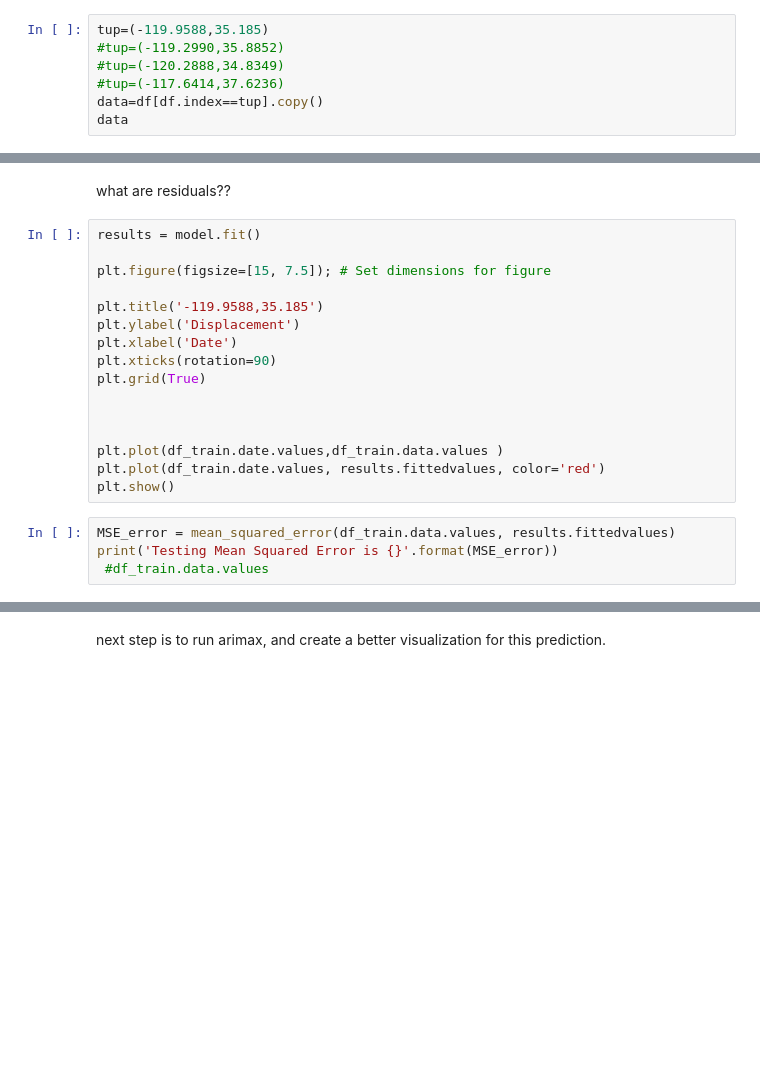
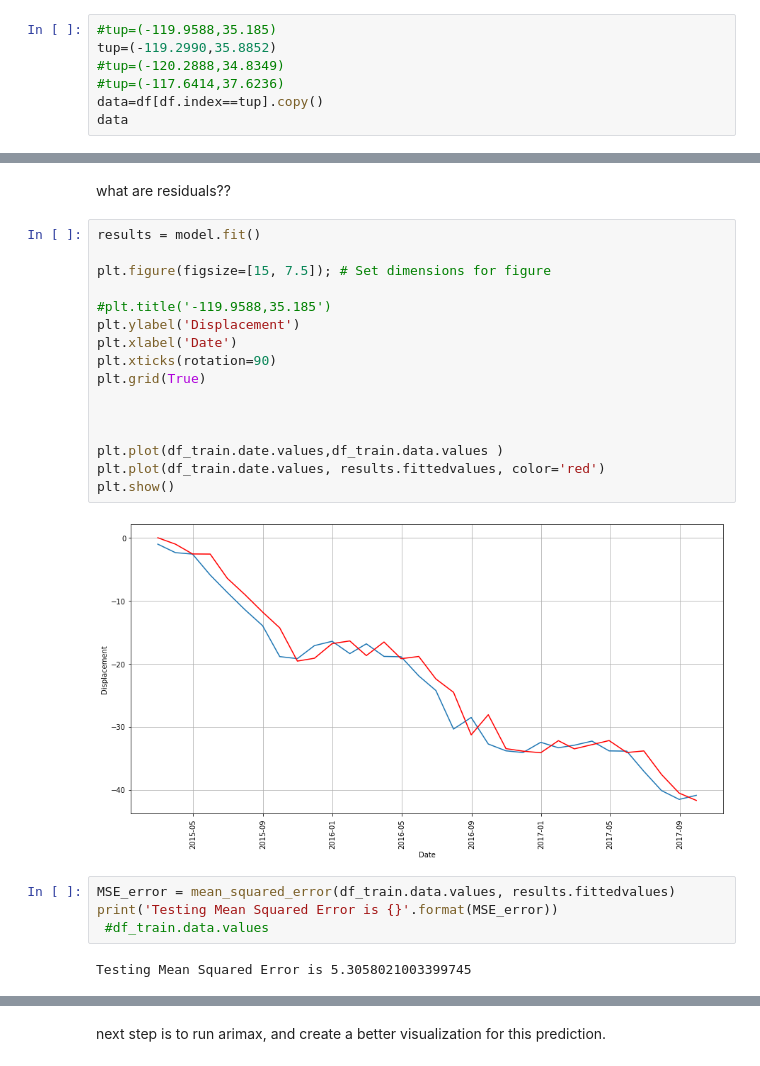
Before and after one commit to JayUpadhyayCS/DSFellowship, a Jupyter notebook: arima724.ipynb, the cells around one changed output, grey strips where cells are left out. Drawn from its saved outputs; the diff is of its cells as text; blank space fills up the shorter version.

```diff
--- a/arima724.ipynb
+++ b/arima724.ipynb
@@ -96,8 +96,8 @@ Length: 110, dtype: float64
 2019-01-22   -3.023648
 Length: 110, dtype: float64
 # %%
-tup=(-119.9588,35.185)
-#tup=(-119.2990,35.8852)
+#tup=(-119.9588,35.185)
+tup=(-119.2990,35.8852)
 #tup=(-120.2888,34.8349)
 #tup=(-117.6414,37.6236)
 data=df[df.index==tup].copy()
@@ -183,23 +292,27 @@ what are residuals??
 # %%
 results = model.fit()
 
 plt.figure(figsize=[15, 7.5]); # Set dimensions for figure
 
-plt.title('-119.9588,35.185')
+#plt.title('-119.9588,35.185')
 plt.ylabel('Displacement')
 plt.xlabel('Date')
 plt.xticks(rotation=90)
 plt.grid(True)
 
 
 
 plt.plot(df_train.date.values,df_train.data.values )
 plt.plot(df_train.date.values, results.fittedvalues, color='red')
 plt.show()
+# %% [output]
+[figure, added]
 # %%
 MSE_error = mean_squared_error(df_train.data.values, results.fittedvalues)
 print('Testing Mean Squared Error is {}'.format(MSE_error))
  #df_train.data.values
+# %% [output]
+Testing Mean Squared Error is 5.3058021003399745
 # %%
 
 plot_predict(results,1,14)
```
Also changed, not shown: parts of 15 cells of this notebook, 13 other files.
